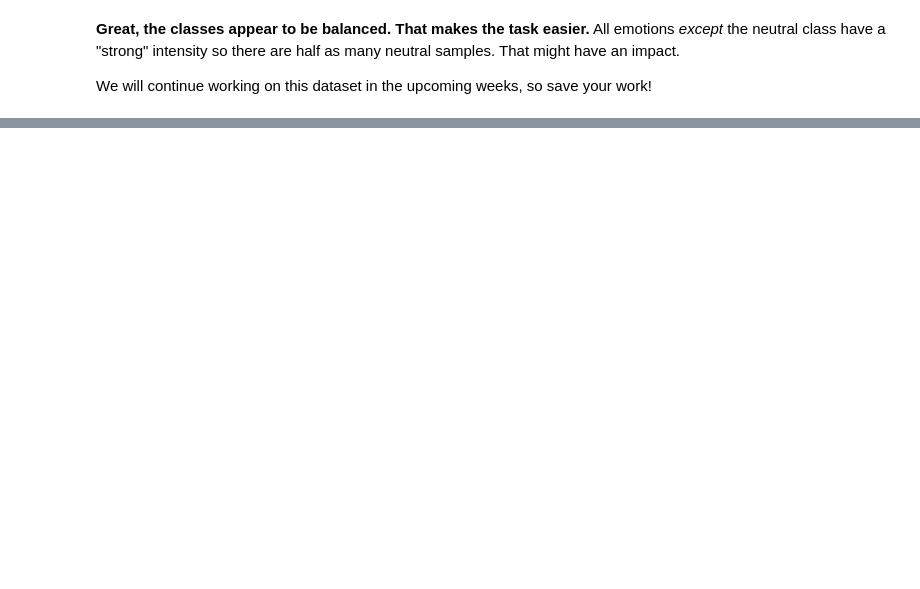
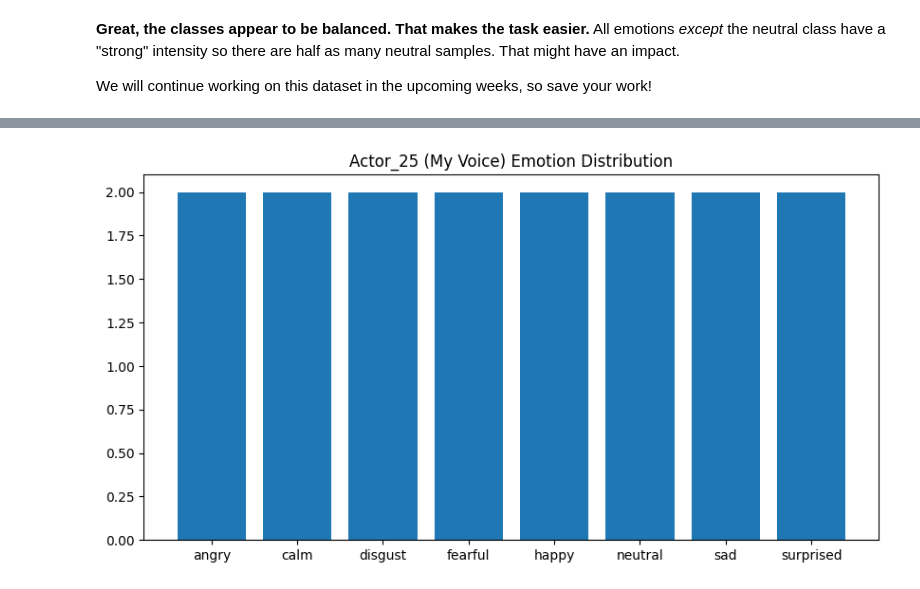
Before and after one commit to Yayu11/Week2-DataPreprocessing, a Jupyter notebook: Week 2.ipynb, the cells around one changed output, grey strips where cells are left out. Cells and saved outputs as stored; diff of their text form; code cells hidden in the pictures; blank space fills up the shorter version.

```diff
--- a/Week 2.ipynb
+++ b/Week 2.ipynb
@@ -717,0 +884,13 @@ We will continue working on this dataset in the upcoming weeks, so save your wor
+# %%
+import matplotlib.pyplot as plt
+import numpy as np
+
+emotion_list, count = np.unique(emotions_my, return_counts=True)
+
+plt.figure(figsize=(10,5))
+plt.bar(emotion_list, count)
+plt.title("Actor_25 (My Voice) Emotion Distribution")
+
+plt.show()
+# %% [output]
+[figure, added]
```
Also changed, not shown: parts of 19 cells of this notebook.
